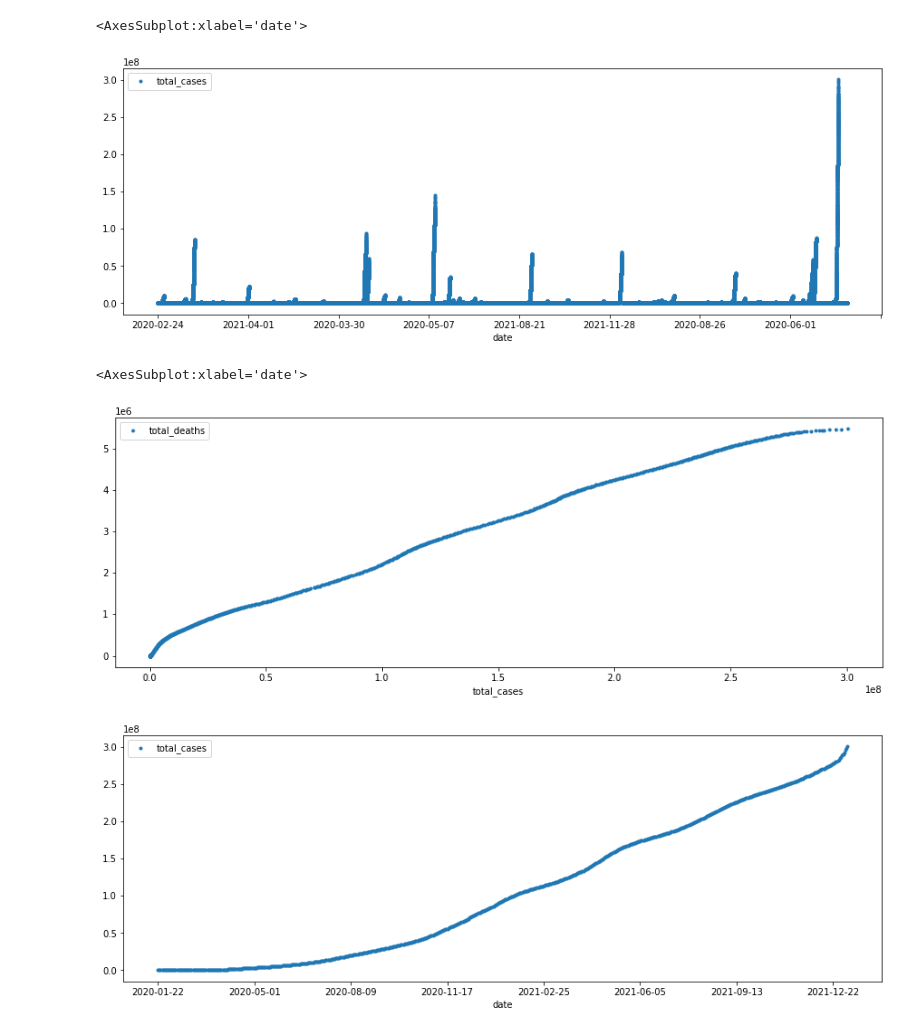
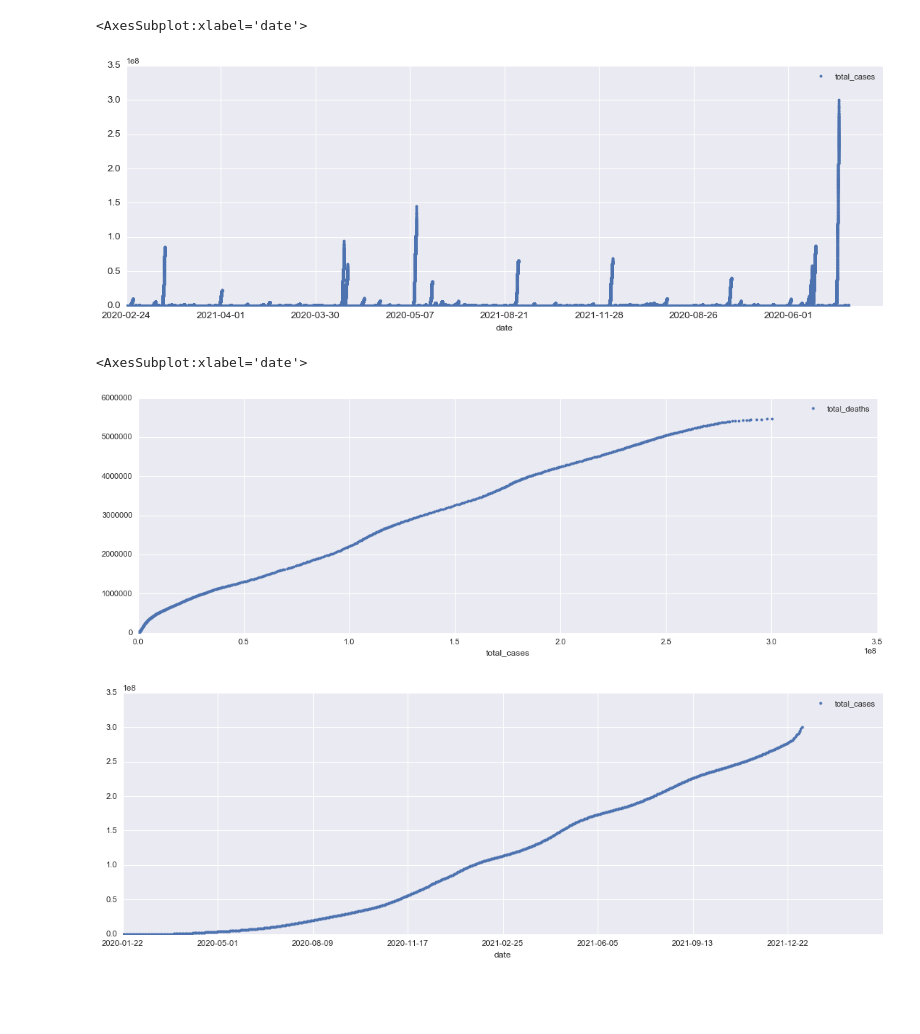
Before and after one commit to msdec321/PythonBasics, a Jupyter notebook: pandas/plotting.ipynb, the cells around one changed output. Cells and saved outputs as stored; diff of their text form; code cells hidden in the pictures; blank space fills up the shorter version.

Commit message:
Added seaborn styling

```diff
--- a/pandas/plotting.ipynb
+++ b/pandas/plotting.ipynb
@@ -7,13 +8,25 @@ filename = 'owid-covid-data.csv'
 path = 'C:/Users/Matth/git/DataAnalysisWorkbooks/Covid19/Data/Raw_data/'
 
 data = pd.read_csv(path+filename)
+# %%
+# Set the plot style
+matplotlib.style.use('seaborn-notebook')
+
+# For a list of styles, execute the following:
+# plt.style.available
+
+#Favorites: seaborn, seaborn-darkgrid, seaborn-notebook
+# %%
+matplotlib.rcParams['font.size'] = 18
 # %%
 # Make a scatter plot of the data (A simple scatter plot can be messy if the data is unordered)
 
-data.plot(x = 'date', y = 'total_cases', style = '.', figsize = (15,5))
+data.plot(x = 'date', y = 'total_cases', fontsize=12, style = '.', figsize = (15,5))
+
+# Here, fontsize affect size of axis labels
 # %% [output]
 <AxesSubplot:xlabel='date'>
-[figure, old version]
+[figure, new version]
 # %%
 # The combination of "set_index" and the .loc() method can be used to apply selections to the data
 
@@ -22,8 +35,8 @@ df1.loc['World'].plot(x = 'total_cases', y = 'total_deaths', style = '.', figsiz
 df1.loc['World'].plot(x = 'date', y = 'total_cases', style = '.', figsize = (15,5))
 # %% [output]
 <AxesSubplot:xlabel='date'>
-[figure, old version]
+[figure, new version]
-[figure, old version]
+[figure, new version]
 # %%
 # Using multiple selections (Note: The data are combined and plotted as a single time series)
 
```
Also changed, not shown: parts of 4 cells of this notebook.
